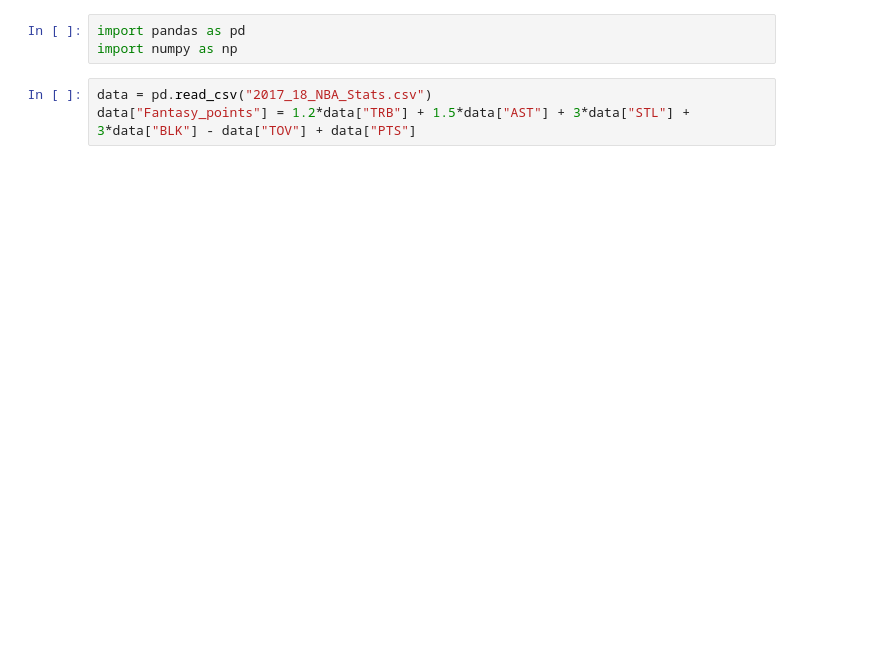
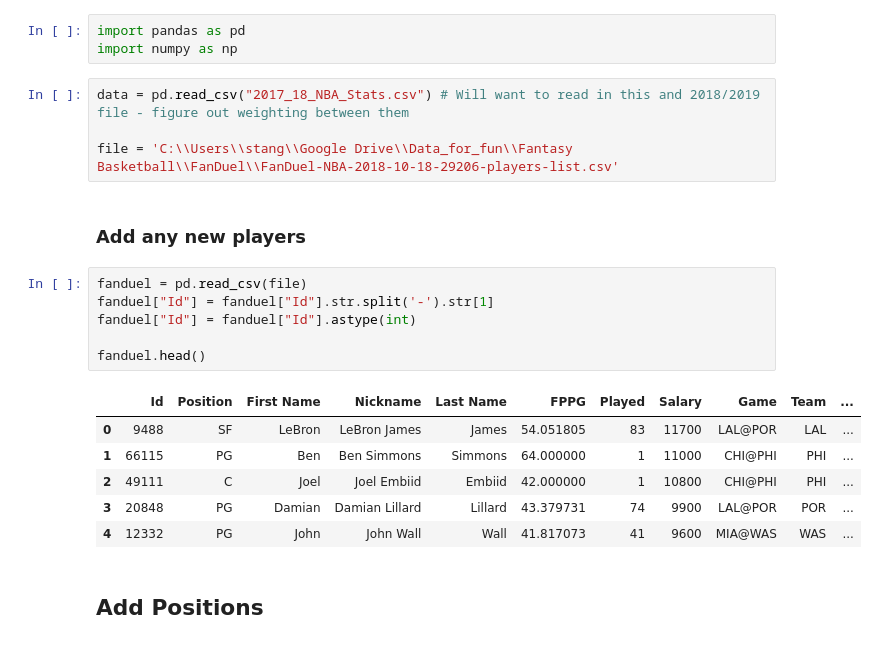
Before and after one commit to smtangen/personal_repository, a Jupyter notebook: Fantasy Basketball/FB projections.ipynb, the cells around one changed output. Cells and saved outputs as stored; diff of their text form; blank space fills up the shorter version.

```diff
--- a/Fantasy Basketball/FB projections.ipynb
+++ b/Fantasy Basketball/FB projections.ipynb
@@ -1,6 +1,24 @@
 # %%
 import pandas as pd
 import numpy as np
-# %%
-data = pd.read_csv("2017_18_NBA_Stats.csv")
-data["Fantasy_points"] = 1.2*data["TRB"] + 1.5*data["AST"] + 3*data["STL"] + 3*data["BLK"] - data["TOV"] + data["PTS"]
+# %%
+data = pd.read_csv("2017_18_NBA_Stats.csv") # Will want to read in this and 2018/2019 file - figure out weighting between them
+
+file = 'C:\\Users\\stang\\Google Drive\\Data_for_fun\\Fantasy Basketball\\FanDuel\\FanDuel-NBA-2018-10-18-29206-players-list.csv'
+# %% [markdown]
+### Add any new players
+# %%
+fanduel = pd.read_csv(file)
+fanduel["Id"] = fanduel["Id"].str.split('-').str[1]
+fanduel["Id"] = fanduel["Id"].astype(int)
+
+fanduel.head()
+# %% [output]
+|  | Id | Position | First Name | Nickname | Last Name | FPPG | Played | Salary | Game | Team | ... |
+| 0 | 9488 | SF | LeBron | LeBron James | James | 54.051805 | 83 | 11700 | LAL@POR | LAL | ... |
+| 1 | 66115 | PG | Ben | Ben Simmons | Simmons | 64.000000 | 1 | 11000 | CHI@PHI | PHI | ... |
+| 2 | 49111 | C | Joel | Joel Embiid | Embiid | 42.000000 | 1 | 10800 | CHI@PHI | PHI | ... |
+| 3 | 20848 | PG | Damian | Damian Lillard | Lillard | 43.379731 | 74 | 9900 | LAL@POR | POR | ... |
+| 4 | 12332 | PG | John | John Wall | Wall | 41.817073 | 41 | 9600 | MIA@WAS | WAS | ... |
+# %% [markdown]
+## Add Positions
```
Also changed, not shown: parts of 21 cells of this notebook, 14 other files.
